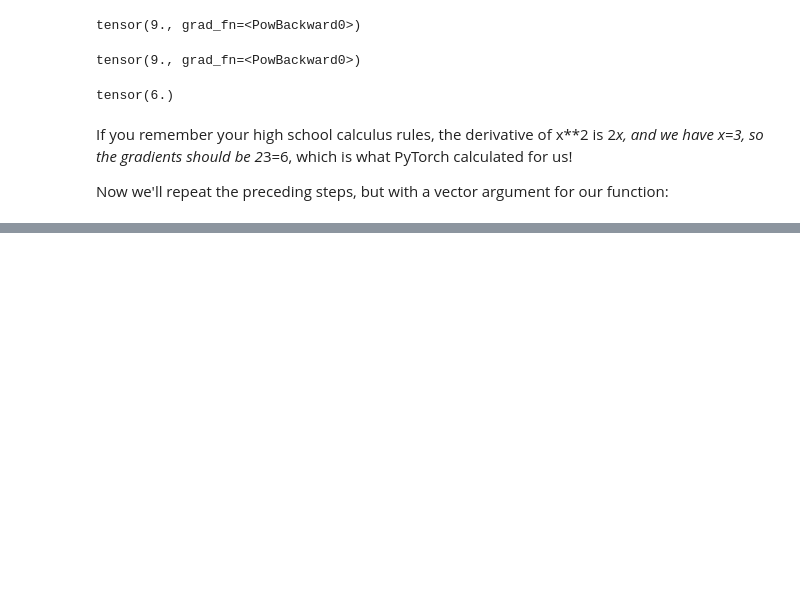
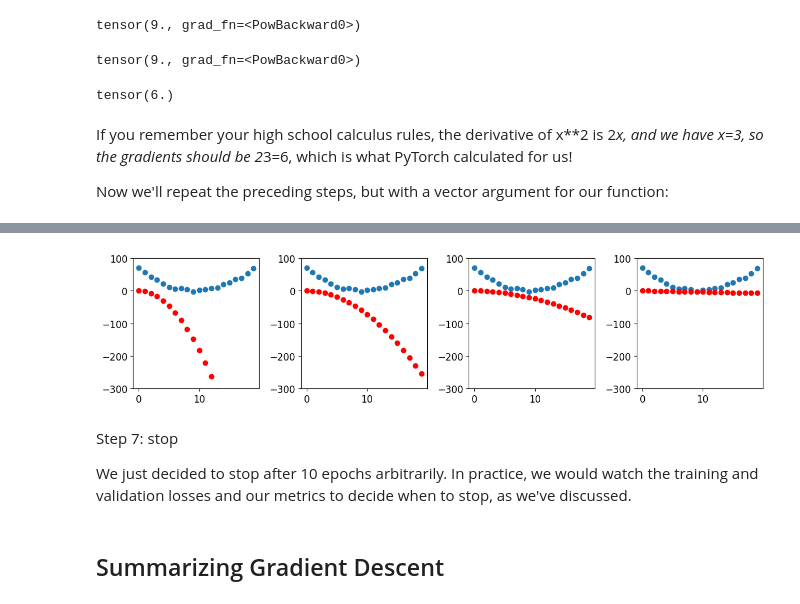
Before and after one commit to manojbaliyan16/project26, a Jupyter notebook: notebooks/4_Foundation_NN.ipynb, the cells around one changed output, grey strips where cells are left out. Saved outputs shown, nothing was run; the diff lists cells and outputs as text; code cells hidden in the pictures; blank space fills up the shorter version.

```diff
--- a/notebooks/4_Foundation_NN.ipynb
+++ b/notebooks/4_Foundation_NN.ipynb
@@ -255,0 +412,9 @@ Now we'll repeat the preceding steps, but with a vector argument for our functio
+# %%
+def apply_step(params, prn=True):
+    preds = f(time, params)
+    loss = mse(preds, speed)
+    loss.backward()
+    params.data -= lr * params.grad.data
+    params.grad = None
+    if prn: print(loss.item())
+    return preds
@@ -255,0 +438,2 @@ Now we'll repeat the preceding steps, but with a vector argument for our functio
+# %%
+params = orig_params.detach().requires_grad_()
@@ -255,0 +442,12 @@ Now we'll repeat the preceding steps, but with a vector argument for our functio
+# %%
+_,axs = plt.subplots(1,4,figsize=(12,3))
+for ax in axs: show_preds(apply_step(params, False), ax)
+plt.tight_layout()
+# %% [output]
+[figure, added]
+# %% [markdown]
+Step 7: stop
+
+We just decided to stop after 10 epochs arbitrarily. In practice, we would watch the training and validation losses and our metrics to decide when to stop, as we've discussed.
+# %% [markdown]
+## Summarizing Gradient Descent
```
Also changed, not shown: parts of 201 cells of this notebook, 1 other file.
